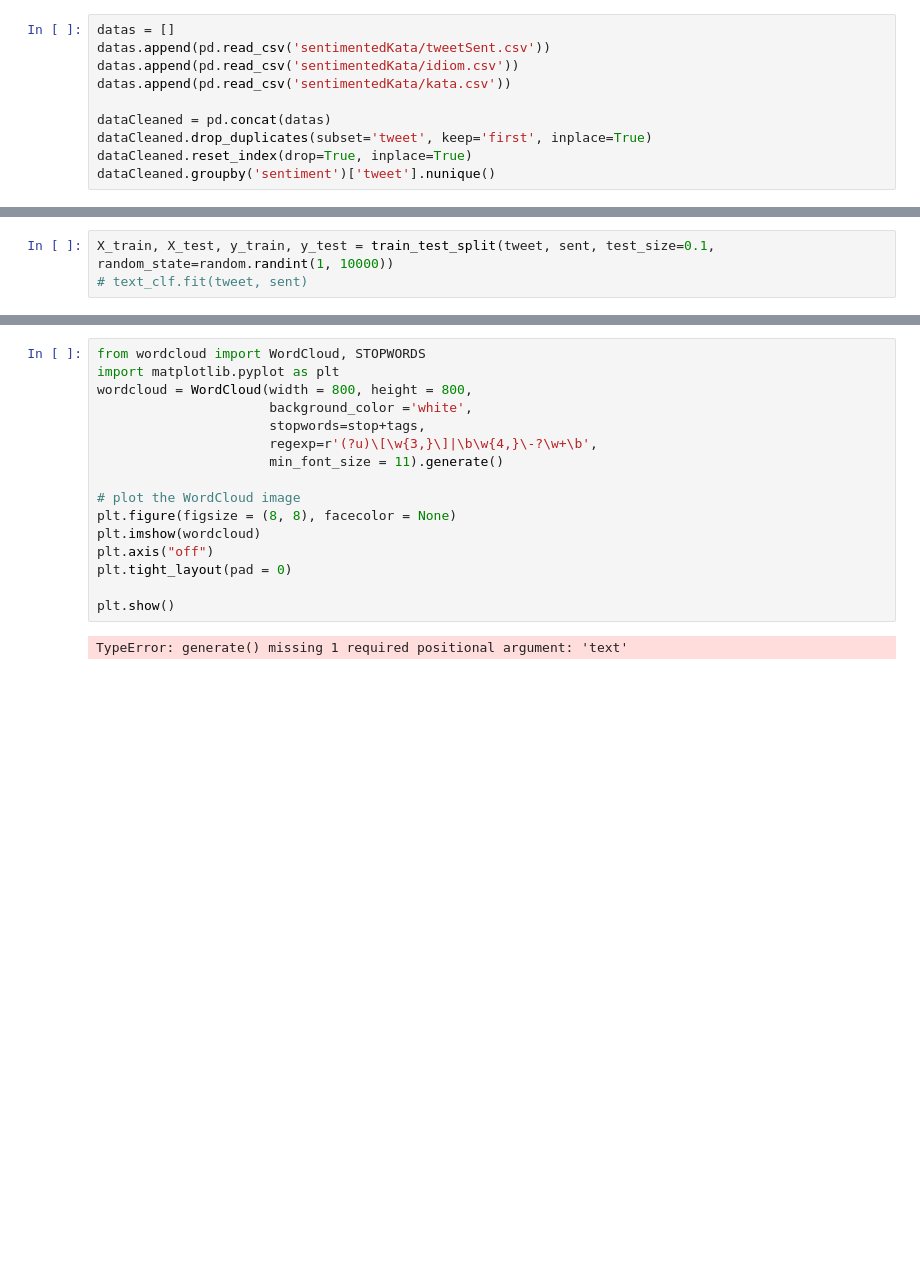
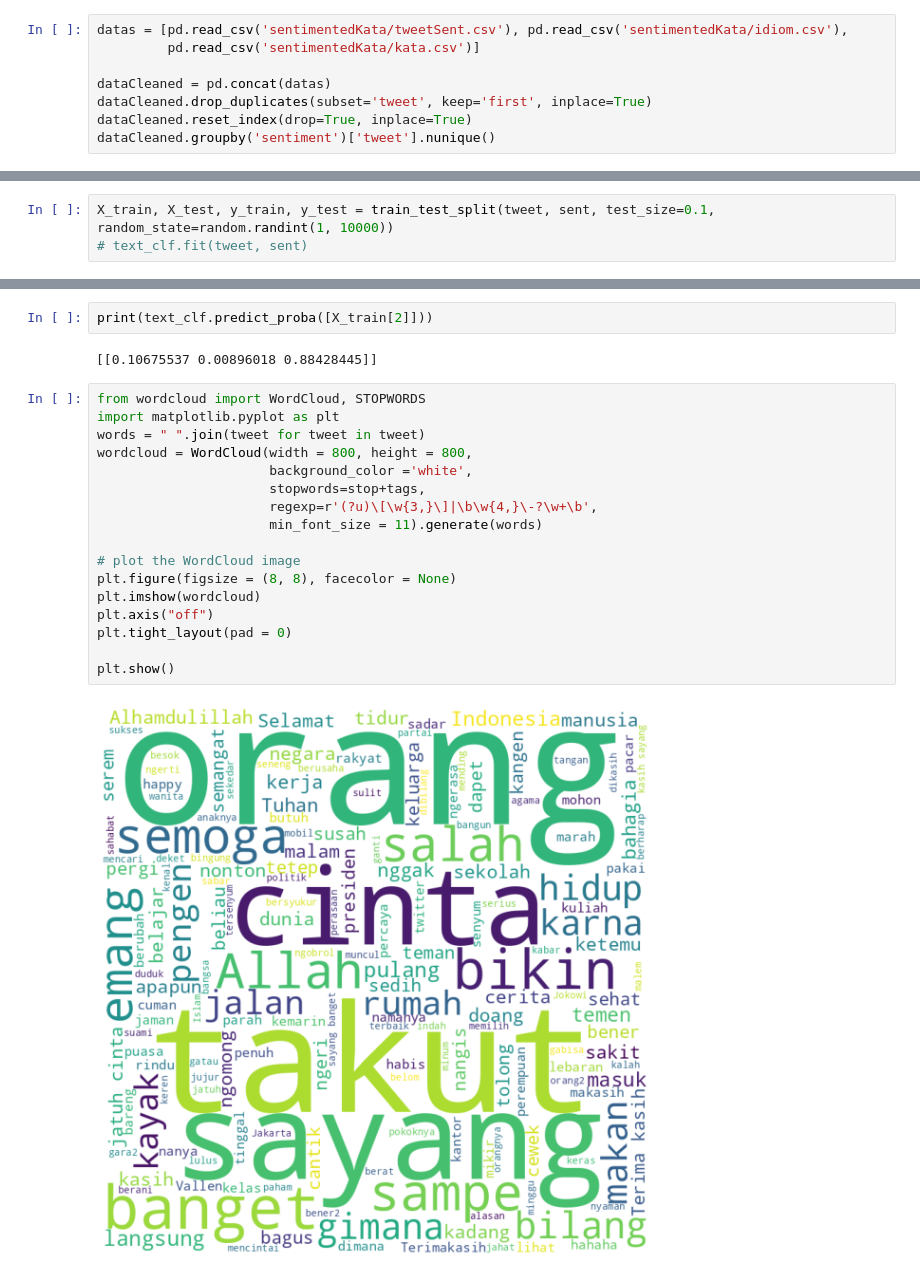
Before and after one commit to ilpez/twitter-sentiment-analysis, a Jupyter notebook: Sentiment Converter.ipynb, the cells around one changed output, grey strips where cells are left out. Cells and saved outputs as stored; diff of their text form; blank space fills up the shorter version.

```diff
--- a/Sentiment Converter.ipynb
+++ b/Sentiment Converter.ipynb
@@ -256,10 +256,8 @@ def replace_with_tag(tweet):
     tweet = re.sub(' +', ' ', tweet)
     return tweet
 # %%
-datas = []
-datas.append(pd.read_csv('sentimentedKata/tweetSent.csv'))
-datas.append(pd.read_csv('sentimentedKata/idiom.csv'))
-datas.append(pd.read_csv('sentimentedKata/kata.csv'))
+datas = [pd.read_csv('sentimentedKata/tweetSent.csv'), pd.read_csv('sentimentedKata/idiom.csv'),
+         pd.read_csv('sentimentedKata/kata.csv')]
 
 dataCleaned = pd.concat(datas)
 dataCleaned.drop_duplicates(subset='tweet', keep='first', inplace=True)
@@ -418,21 +478,26 @@ pos [username] -3.2836031499334544
+# %%
+print(text_clf.predict_proba([X_train[2]]))
+# %% [output]
+[[0.10675537 0.00896018 0.88428445]]
 # %%
 from wordcloud import WordCloud, STOPWORDS
 import matplotlib.pyplot as plt
+words = " ".join(tweet for tweet in tweet)
 wordcloud = WordCloud(width = 800, height = 800,
                       background_color ='white',
                       stopwords=stop+tags,
                       regexp=r'(?u)\[\w{3,}\]|\b\w{4,}\-?\w+\b',
-                      min_font_size = 11).generate()
+                      min_font_size = 11).generate(words)
 
 # plot the WordCloud image
 plt.figure(figsize = (8, 8), facecolor = None)
 plt.imshow(wordcloud)
 plt.axis("off")
 plt.tight_layout(pad = 0)
 
 plt.show()
 # %% [output]
-TypeError: generate() missing 1 required positional argument: 'text'
+[figure, added]
 # %%
 print(coef.feature_log_prob_)
 # %% [output]
```
Also changed, not shown: parts of 13 cells of this notebook.
